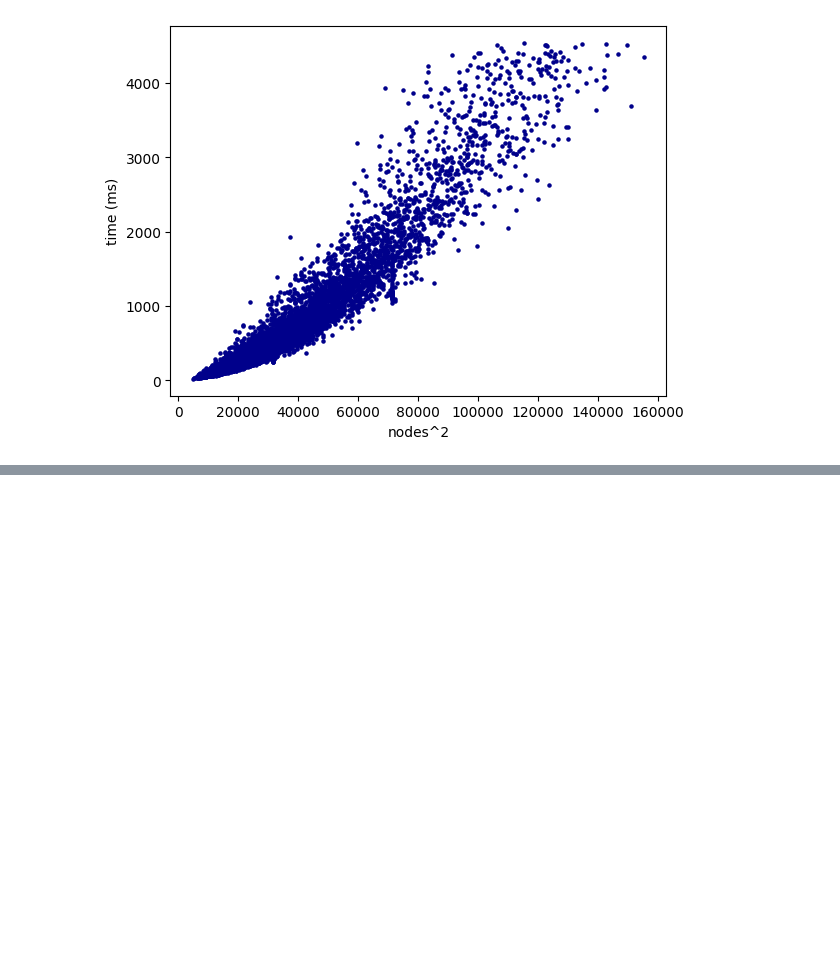
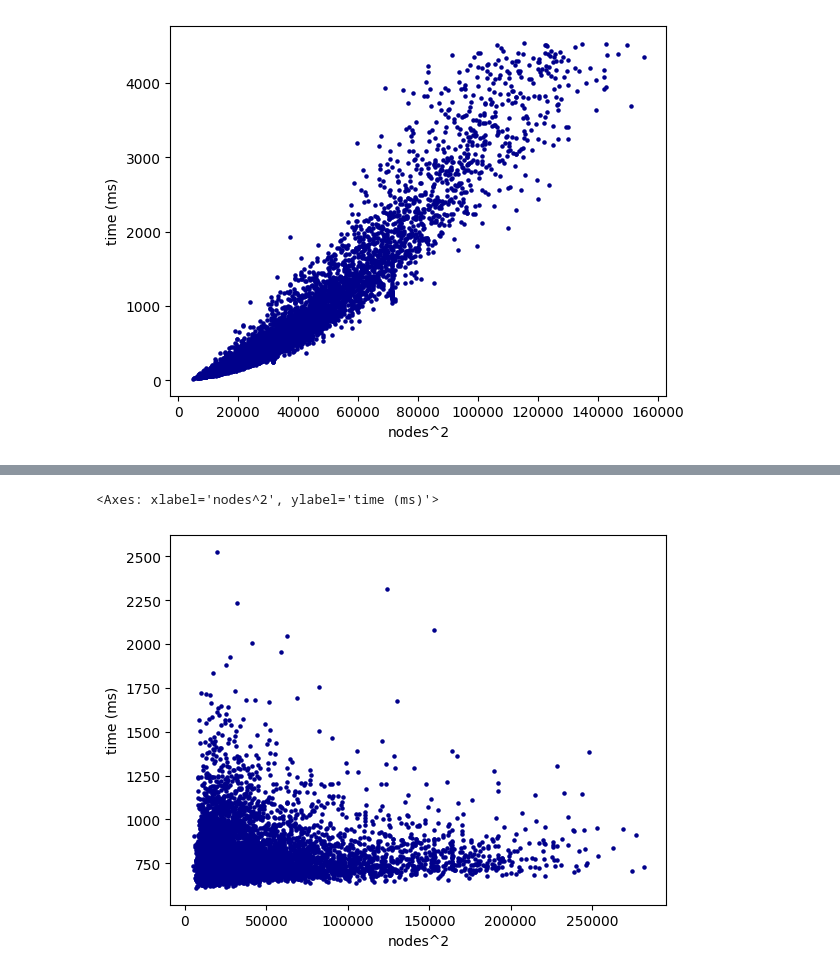
Before and after one commit to mreza-kiani/graph-generalization-algorithm, a Jupyter notebook: src/main/resources/scripts/performance/analyzer.ipynb, the cells around one changed output, grey strips where cells are left out. Drawn from its saved outputs; the diff is of its cells as text; code cells hidden in the pictures; blank space fills up the shorter version.

```diff
--- a/src/main/resources/scripts/performance/analyzer.ipynb
+++ b/src/main/resources/scripts/performance/analyzer.ipynb
@@ -273,0 +318,5 @@ cdf[cdf['time'] < quantile].plot.scatter(x='nodes^2', y='time', c='DarkBlue', s=
+# %%
+merged.plot.scatter(x='nodes^2', y='time_y', c='DarkBlue', s=5, ylabel='time (ms)')
+# %% [output]
+<Axes: xlabel='nodes^2', ylabel='time (ms)'>
+[figure, added]
```
Also changed, not shown: parts of 11 cells of this notebook, 3 other files.
